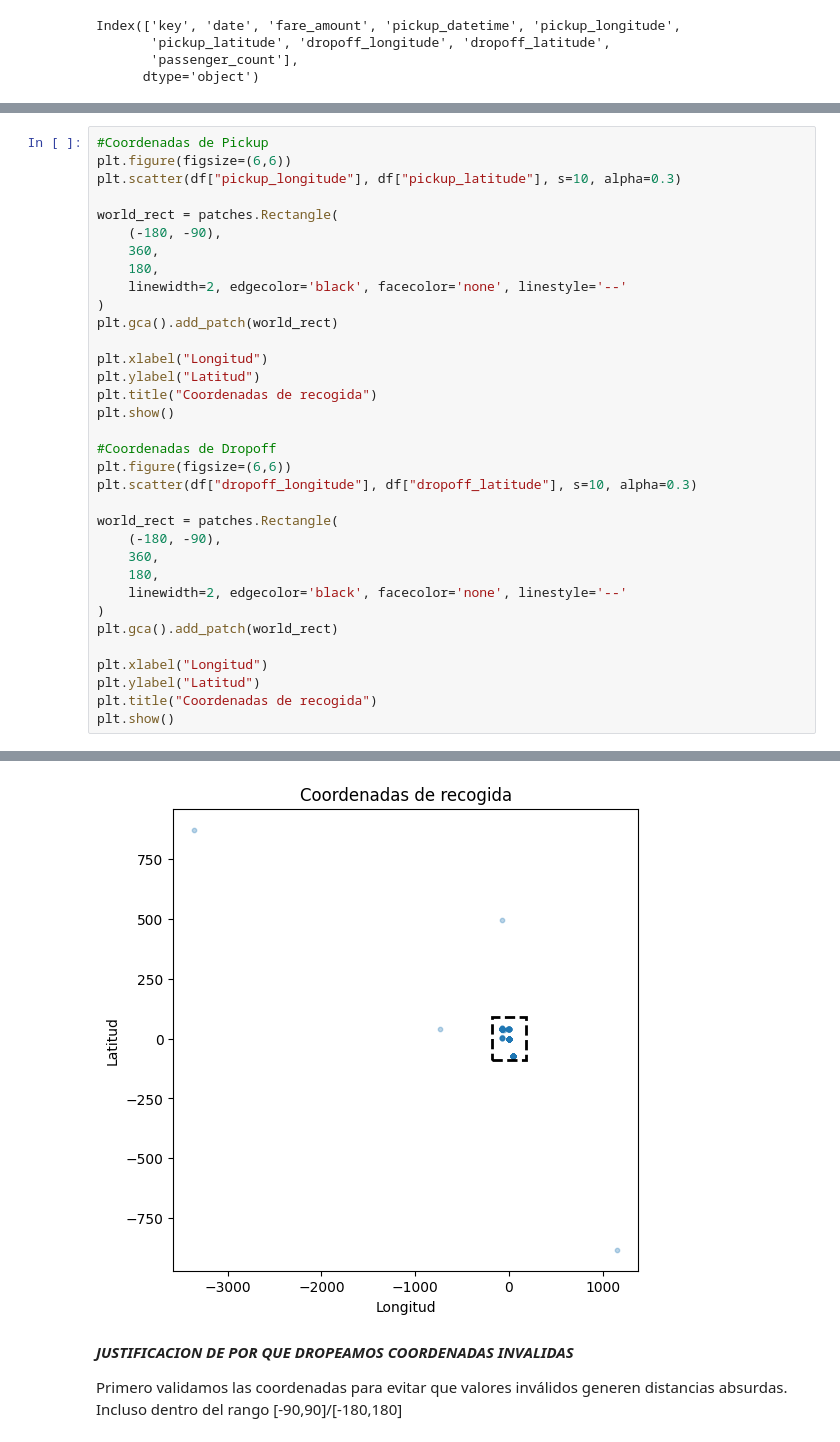
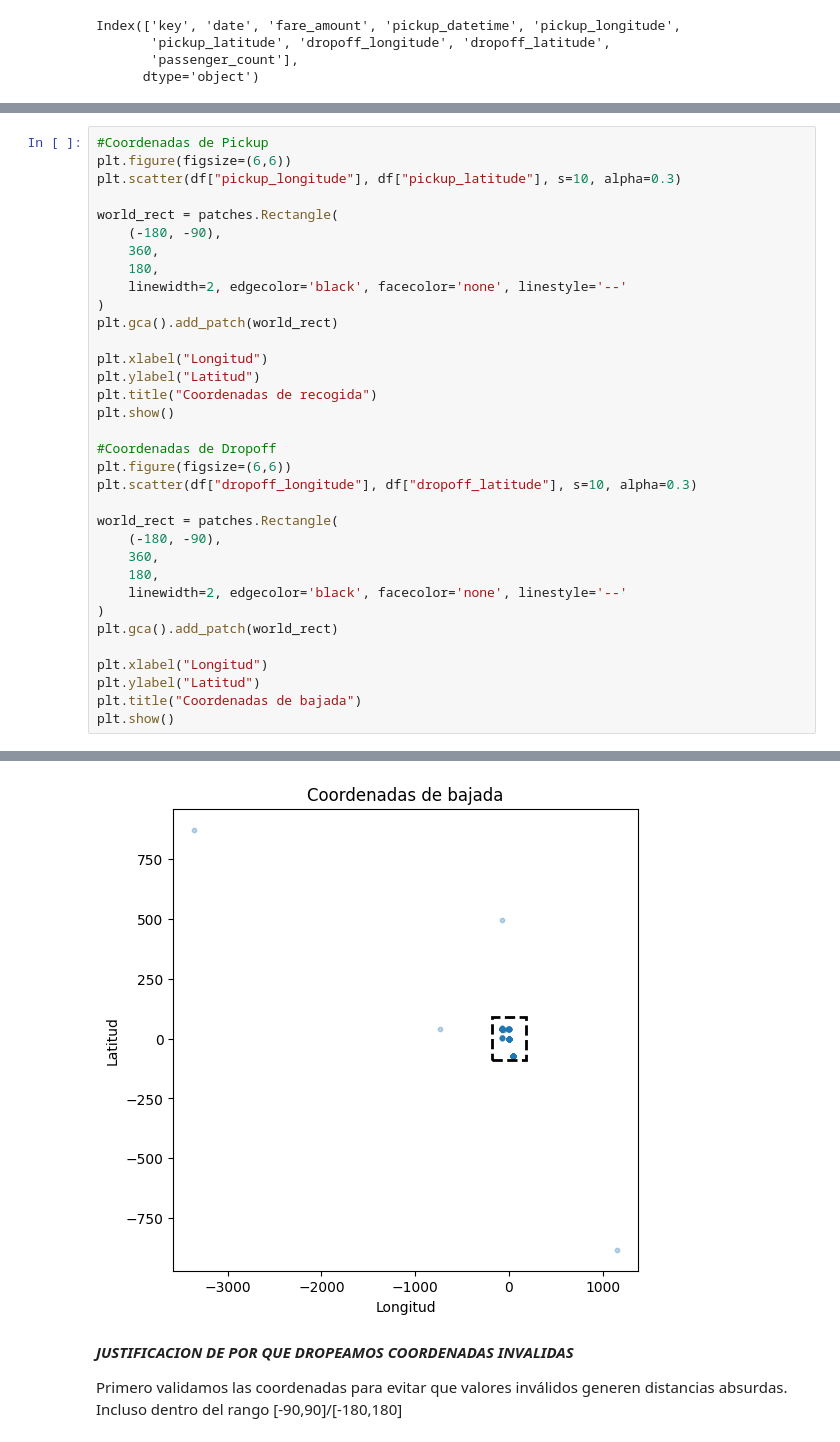
Before and after one commit to Flormezzano/TP-Regresion-AA1-2025C2-Mezzano-P-rez-Tapia, a Jupyter notebook: TP-Regresion-AA1-2025C2-Mezzano-Pérez-Tapia.ipynb, the cells around one changed output, grey strips where cells are left out. Cells and saved outputs as stored; diff of their text form.

```diff
--- a/TP-Regresion-AA1-2025C2-Mezzano-Pérez-Tapia.ipynb
+++ b/TP-Regresion-AA1-2025C2-Mezzano-Pérez-Tapia.ipynb
@@ -82,35 +84,35 @@ plt.scatter(df["pickup_longitude"], df["pickup_latitude"], s=10, alpha=0.3)
 world_rect = patches.Rectangle(
     (-180, -90),
     360,
     180,
     linewidth=2, edgecolor='black', facecolor='none', linestyle='--'
 )
 plt.gca().add_patch(world_rect)
 
 plt.xlabel("Longitud")
 plt.ylabel("Latitud")
 plt.title("Coordenadas de recogida")
 plt.show()
 
 #Coordenadas de Dropoff
 plt.figure(figsize=(6,6))
 plt.scatter(df["dropoff_longitude"], df["dropoff_latitude"], s=10, alpha=0.3)
 
 world_rect = patches.Rectangle(
     (-180, -90),
     360,
     180,
     linewidth=2, edgecolor='black', facecolor='none', linestyle='--'
 )
 plt.gca().add_patch(world_rect)
 
 plt.xlabel("Longitud")
 plt.ylabel("Latitud")
-plt.title("Coordenadas de recogida")
+plt.title("Coordenadas de bajada")
 plt.show()
 # %% [output]
 [figure]
-[figure, old version]
+[figure, new version]
 # %% [markdown]
 ***JUSTIFICACION DE POR QUE DROPEAMOS COORDENADAS INVALIDAS***
 
```
Also changed, not shown: parts of 18 cells of this notebook.
